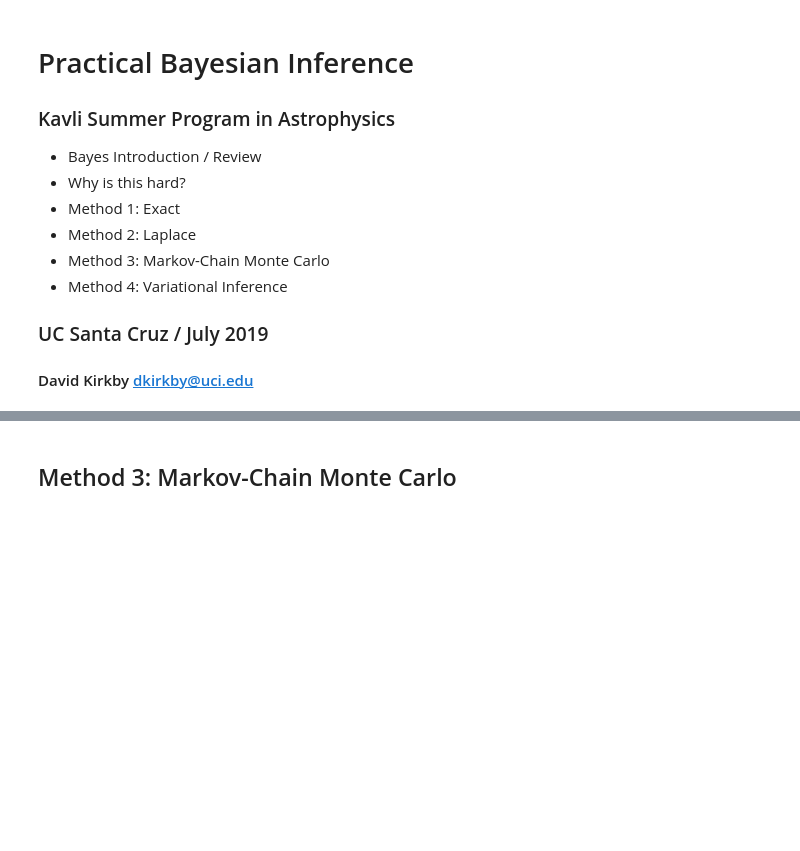
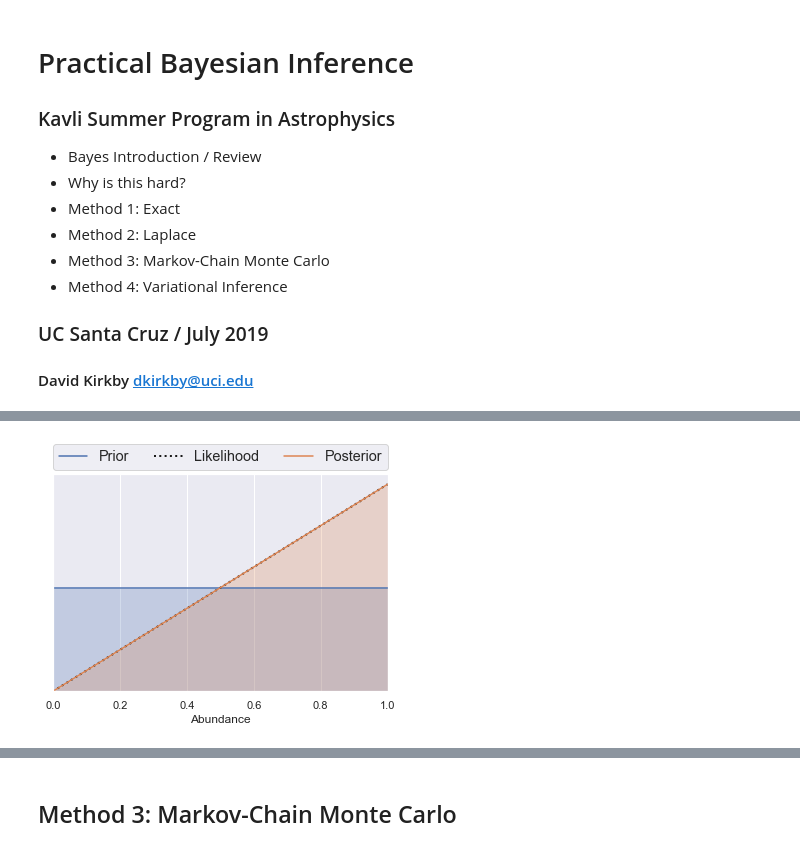
Before and after one commit to dkirkby/kavli2019, a Jupyter notebook: Lecture1.ipynb, the cells around one changed output, grey strips where cells are left out. Saved outputs shown, nothing was run; the diff lists cells and outputs as text; code cells hidden in the pictures; blank space fills up the shorter version.

```diff
--- a/Lecture1.ipynb
+++ b/Lecture1.ipynb
@@ -52,0 +122,4 @@ import scipy.stats
+# %%
+bayes_infer(n_new=1, n_tot=1, prior='flat')
+# %% [output]
+[figure, added]
```
Also changed, not shown: parts of 24 cells of this notebook.
